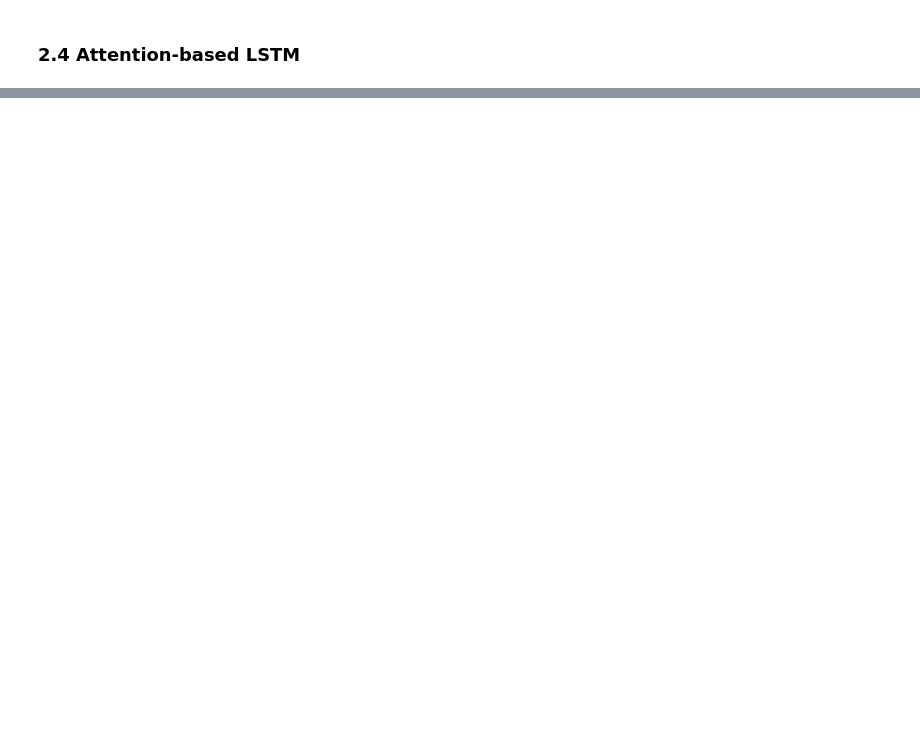
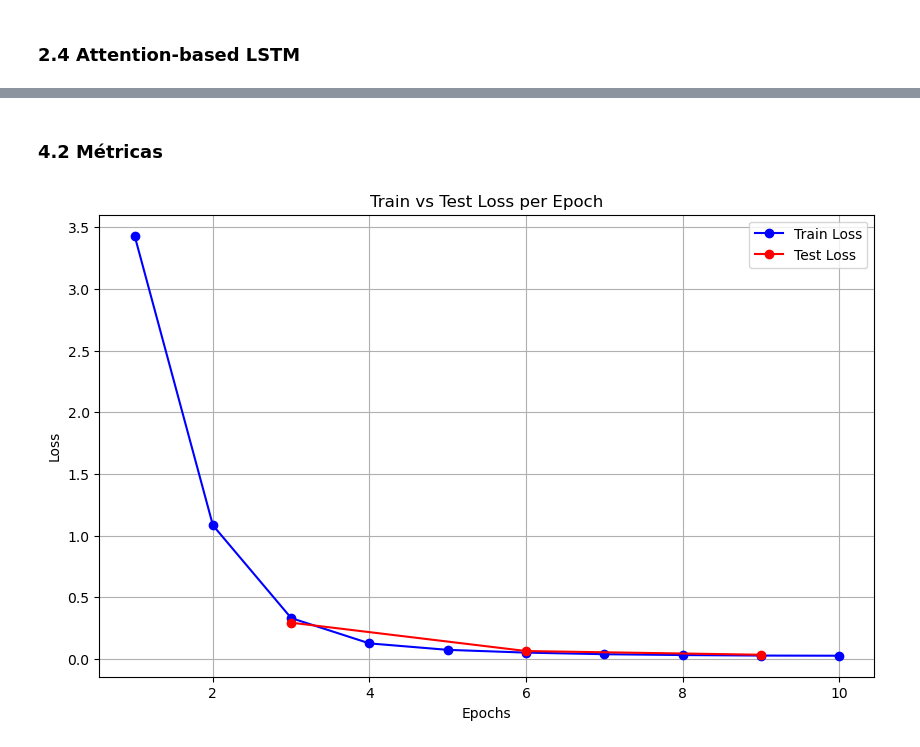
Before and after one commit to JoaoLucas23/Projeto-Final-IAP, a Jupyter notebook: ProjetoFinal.ipynb, the cells around one changed output, grey strips where cells are left out. Drawn from its saved outputs; the diff is of its cells as text; code cells hidden in the pictures; blank space fills up the shorter version.

```diff
--- a/ProjetoFinal.ipynb
+++ b/ProjetoFinal.ipynb
@@ -343,0 +452,23 @@ ModuleNotFoundError: No module named 'torchsummary'
+# %%
+# Hiperparâmetros
+embedding_dim = 256
+hidden_dim = 512
+num_layers = 1
+attention_dim = 256  # Tamanho do vetor de atenção
+feature_dim = 256  # Tamanho da saída do CNNEncoder
+learning_rate = 0.0005
+weight_decay = 1e-3
+num_epochs = 10
+
+# Inicializar o modelo
+model = ImageToTextModelWithAttention(vocab_size, embedding_dim, hidden_dim, num_layers, feature_dim, attention_dim).to(device)
+
+# Perda e otimizador
+criterion = nn.CrossEntropyLoss(ignore_index=vocab['<PAD>'])
+optimizer = optim.Adam(model.parameters(), lr=learning_rate, weight_decay=weight_decay)
+# %%
+test_interval = 3
+
+# Treinando e testando o modelo
+(train_loss_history, train_accuracy_history, train_precision_history,
+test_loss_history, test_accuracy_history, test_precision_history) = train_model(model, train_loader, test_loader, criterion, optimizer, num_epochs=num_epochs, test_interval=test_interval)
@@ -343,0 +489,21 @@ ModuleNotFoundError: No module named 'torchsummary'
+# %% [markdown]
+### 4.2 Métricas
+# %%
+# plotar as metricas
+def plot_metrics(num_epochs, train_metrics, test_metrics, metric_name, test_interval):
+    epochs = range(1, num_epochs + 1)
+    test_epochs = range(test_interval, num_epochs + 1, test_interval)
+
+    plt.figure(figsize=(10, 6))
+    plt.plot(epochs, train_metrics, 'bo-', label=f'Train {metric_name}')
+    plt.plot(range(test_interval, 11, test_interval), test_metrics, 'ro-', label=f'Test {metric_name}')
+    plt.xlabel('Epochs')
+    plt.ylabel(metric_name)
+    plt.title(f'Train vs Test {metric_name} per Epoch')
+    plt.legend()
+    plt.grid(True)
+    plt.show()
+# %%
+plot_metrics(num_epochs, train_loss_history, test_loss_history, 'Loss', test_interval)
+# %% [output]
+[figure, added]
```
Also changed, not shown: parts of 25 cells of this notebook.
